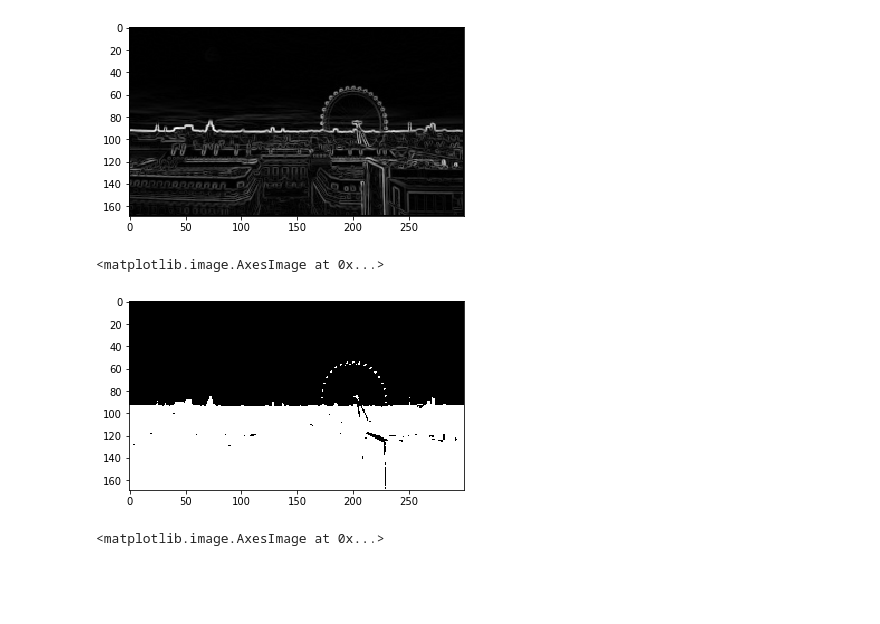
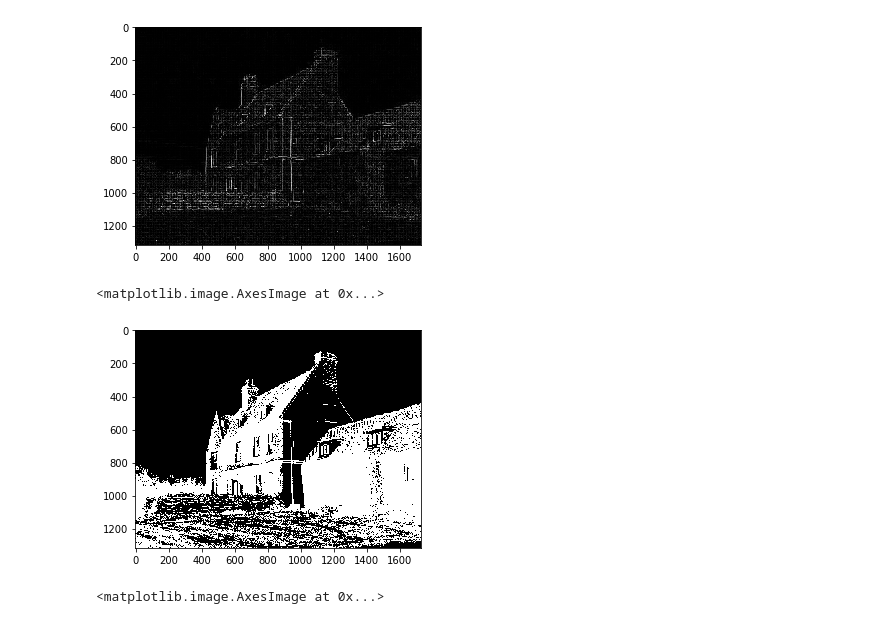
Before and after one commit to fabriziomiano/spot, a Jupyter notebook: ipynb/sky_detection_attempt.ipynb, the cells around one changed output. Saved outputs shown, nothing was run; the diff lists cells and outputs as text; code cells hidden in the pictures; blank space fills up the shorter version.

```diff
--- a/ipynb/sky_detection_attempt.ipynb
+++ b/ipynb/sky_detection_attempt.ipynb
@@ -1,33 +1,33 @@
 # %%
 from skimage import data, io, filters
 import cv2
 import numpy as np
 
-image_col = cv2.imread('/Users/frodo/Desktop/sunset.jpg')
+image_col = cv2.imread('/Users/frodo/Desktop/img.jpg')
 image = cv2.cvtColor(image_col, cv2.COLOR_BGR2GRAY)
 g_x = filters.sobel_h(image)
 g_y = filters.sobel_v(image)
 gg_xx = np.power(g_x,2)
 gg_yy = np.power(g_y,2)
 gradient_image = np.sqrt(gg_xx + gg_yy)
 plt.imshow(gradient_image, cmap='gray', interpolation='nearest')
 
 ret, thresh = cv2.threshold(image,127,255,cv2.THRESH_BINARY+cv2.THRESH_OTSU)
 
 # (img, cnts, _) = cv2.findContours(gradient_image.copy(), cv2.RETR_TREE, cv2.CHAIN_APPROX_SIMPLE)
 # for c in cnts:
 #     cv2.drawContours(image_col, c, -1, (255, 0, 0), 3)
 # io.imshow(image_col)
 
 # io.imshow(gradient_image)
 io.show()
 # %% [output]
-[figure, old version]
+[figure, new version]
 # %%
 from skimage import filters, exposure
 from matplotlib import pyplot as plt
 
-image_col = cv2.imread('/Users/frodo/Desktop/sunset.jpg')
+image_col = cv2.imread('/Users/frodo/Desktop/1529528700_0_2018-06-20-22-05-00.jpg')
 image = cv2.cvtColor(image_col, cv2.COLOR_BGR2GRAY)
 threshold = filters.threshold_otsu(image)
 mask = image < threshold
@@ -35,7 +35,7 @@ hist, bins_center = exposure.histogram(image)
 plt.imshow(mask, cmap='gray', interpolation='nearest')
 # %% [output]
 <matplotlib.image.AxesImage at 0x...>
-[figure, old version]
+[figure, new version]
 # %%
 ret,thresh = cv2.threshold(image,127,255,cv2.THRESH_BINARY+cv2.THRESH_OTSU)
 (img, cnts, _) = cv2.findContours(thresh.copy(), cv2.RETR_TREE, cv2.CHAIN_APPROX_SIMPLE)
```
